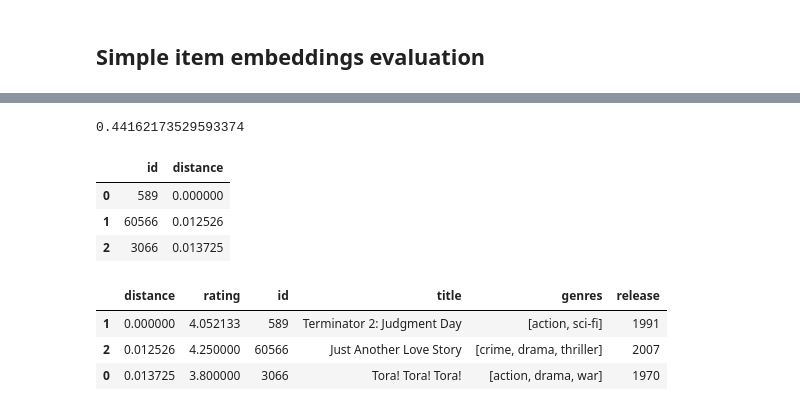
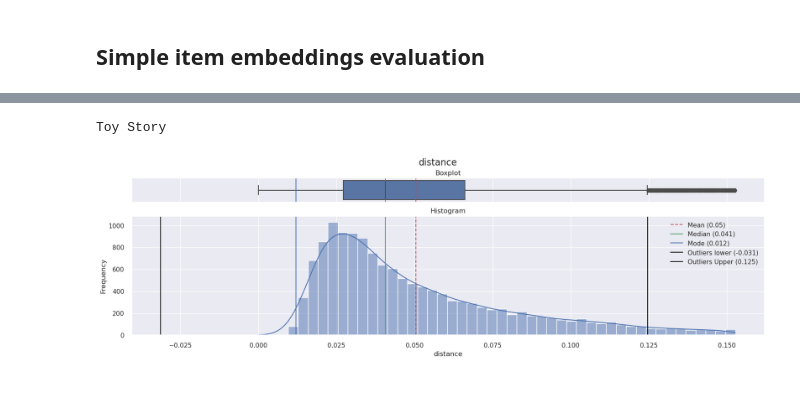
Before and after one commit to adrianmarino/thesis-paper, a Jupyter notebook: notebooks/chat-bot/2_embedding-db-updater.ipynb, the cells around one changed output, grey strips where cells are left out. Saved outputs shown, nothing was run; the diff lists cells and outputs as text; code cells hidden in the pictures.

Commit message:
feat: cf item embeddings analisys

```diff
--- a/notebooks/chat-bot/2_embedding-db-updater.ipynb
+++ b/notebooks/chat-bot/2_embedding-db-updater.ipynb
@@ -231,21 +253,0 @@ items_df[['id', 'title', 'release', 'genres', 'rating']]
-# %%
-toy_story = ctx.items_cf_emb_repository.find_by_id(items_df.iloc[1,:].id)
-toy_story_2 = ctx.items_cf_emb_repository.find_by_id(items_df.iloc[2,:].id)
-
-from scipy.spatial import distance
-distance.cosine(toy_story.emb, toy_story_2.emb)
-# %% [output]
-0.44162173529593374
-# %%
-similars = ctx.items_cf_emb_repository.find_similars_by_id(toy_story_2.id, limit=3)
-
-similars_df = pd.DataFrame(data={
-    'id'       : [str(i) for i in similars.ids],
-    'distance' : similars.distances
-})
-similars_df
-# %% [output]
-|  | id | distance |
-| 0 | 589 | 0.000000 |
-| 1 | 60566 | 0.012526 |
-| 2 | 3066 | 0.013725 |
@@ -254,9 +254,8 @@ similar_items = await ctx.item_service.find_by_ids([str(s) for s in similars.ids
-# %%
-df = pd.DataFrame.from_records([i.dict(exclude_none=True) for i in similar_items])
-
-df.merge(similars_df, on=['id'])[['distance', 'rating', 'id', 'title', 'genres', 'release']].sort_values(by=['distance'])
-# %% [output]
-|  | distance | rating | id | title | genres | release |
-| 1 | 0.000000 | 4.052133 | 589 | Terminator 2: Judgment Day | [action, sci-fi] | 1991 |
-| 2 | 0.012526 | 4.250000 | 60566 | Just Another Love Story | [crime, drama, thriller] | 2007 |
-| 0 | 0.013725 | 3.800000 | 3066 | Tora! Tora! Tora! | [action, drama, war] | 1970 |
+# %%
+similars_df = await similars('Toy Story', limit=14000)
+# %% [output]
+Toy Story
+# %%
+describe_num_var(similars_df, 'distance')
+# %% [output]
+[figure, added]
```
Also changed, not shown: parts of 21 cells of this notebook, 24 other files.
